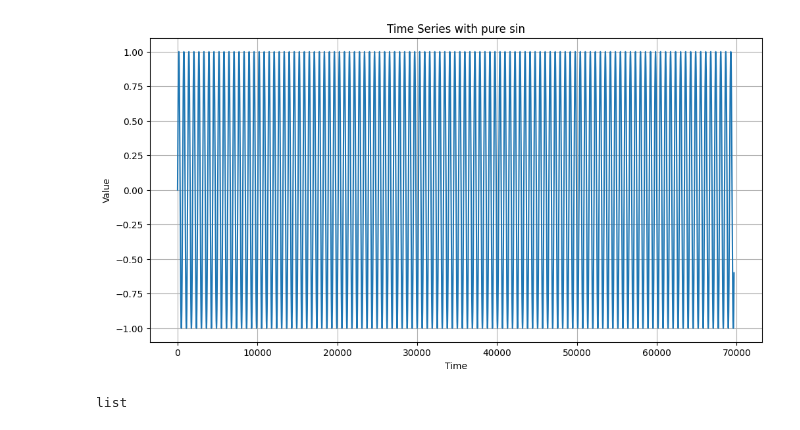
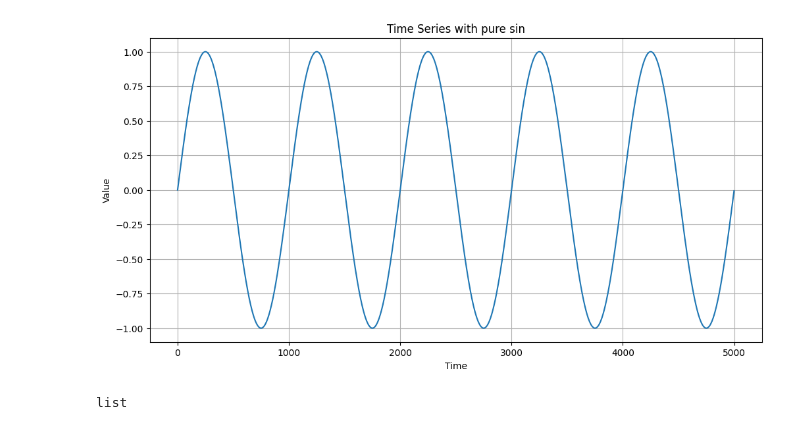
Before and after one commit to LiSiruiRay/Autoformer, a Jupyter notebook: pure_sin_generate.ipynb, the cells around one changed output. Drawn from its saved outputs; the diff is of its cells as text; code cells hidden in the pictures.

Commit message:
update sin function generating points

```diff
--- a/pure_sin_generate.ipynb
+++ b/pure_sin_generate.ipynb
@@ -1,16 +4,14 @@
 # %%
-import math
-
-def generate_sine_points(num_points):
+def generate_sine_points(num_points, t = 96):
     points = []
     for i in range(num_points):
         # x = x_max * (i / (num_points - 1))  # Scale x from 0 to x_max
         x = i
-        y = math.sin(0.01 * i)
+        y = math.sin(2*math.pi / t * i)
         points.append(y)
     return points
 
 # Example usage:
 num_points = 69680  # Number of points to generate
-x_max = 2 * math.pi  # Maximum x-value (one full sine wave cycle)
-points = generate_sine_points(num_points)
+t = 1000
+points = generate_sine_points(num_points, t = t)
@@ -19,13 +18,13 @@ import matplotlib.pyplot as pyplot
 # %%
 pyplot.figure(figsize=(12, 6))
-pyplot.plot(points)
+pyplot.plot(points[0: 5 * t])
 pyplot.title('Time Series with pure sin')
 pyplot.xlabel('Time')
 pyplot.ylabel('Value')
 pyplot.grid(True)
 pyplot.show()
 # %% [output]
-[figure, old version]
+[figure, new version]
 # %%
 type(points_y)
 # %% [output]
```
Also changed, not shown: parts of 2 cells of this notebook.
